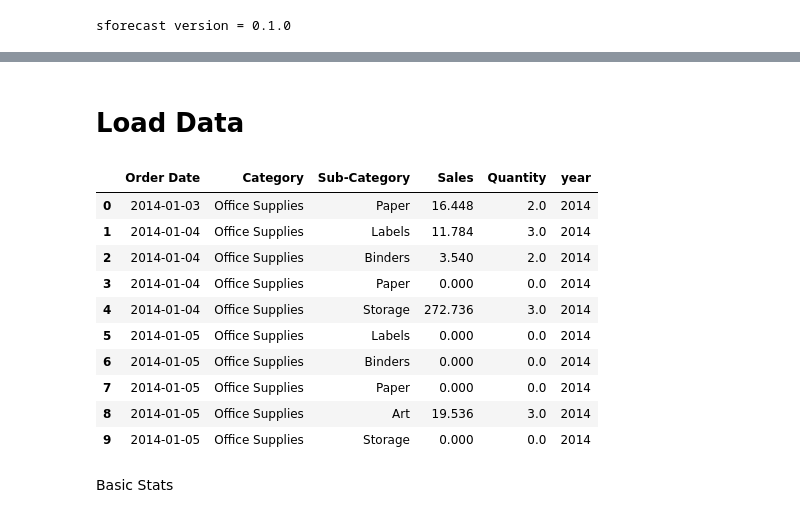
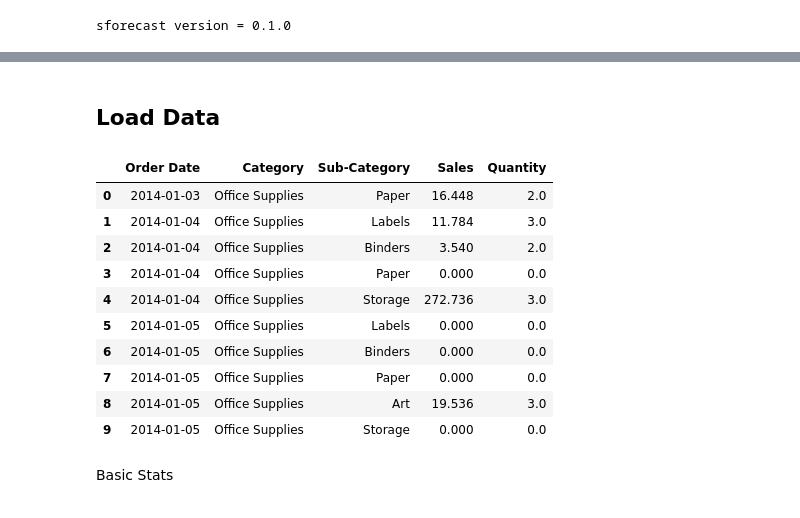
Before and after one commit to Aljgutier/sforecast, a Jupyter notebook: docs/example.ipynb, the cells around one changed output, grey strips where cells are left out. Drawn from its saved outputs; the diff is of its cells as text; code cells hidden in the pictures.

```diff
--- a/docs/example.ipynb
+++ b/docs/example.ipynb
@@ -14,23 +33,21 @@ sforecast version = 0.1.0
 # %% [markdown]
-# Load Data
+## Load Data
 # %%
 df_sales = pd.read_csv("../data/Superstore_subcatsales_2017_cdp.csv", parse_dates = ["Order Date"])
 
-
-df_sales["year"]=df_sales["Order Date"].dt.year
 display(df_sales.head(10))
 # %% [output]
-|  | Order Date | Category | Sub-Category | Sales | Quantity | year |
-| 0 | 2014-01-03 | Office Supplies | Paper | 16.448 | 2.0 | 2014 |
-| 1 | 2014-01-04 | Office Supplies | Labels | 11.784 | 3.0 | 2014 |
-| 2 | 2014-01-04 | Office Supplies | Binders | 3.540 | 2.0 | 2014 |
-| 3 | 2014-01-04 | Office Supplies | Paper | 0.000 | 0.0 | 2014 |
-| 4 | 2014-01-04 | Office Supplies | Storage | 272.736 | 3.0 | 2014 |
-| 5 | 2014-01-05 | Office Supplies | Labels | 0.000 | 0.0 | 2014 |
-| 6 | 2014-01-05 | Office Supplies | Binders | 0.000 | 0.0 | 2014 |
-| 7 | 2014-01-05 | Office Supplies | Paper | 0.000 | 0.0 | 2014 |
-| 8 | 2014-01-05 | Office Supplies | Art | 19.536 | 3.0 | 2014 |
-| 9 | 2014-01-05 | Office Supplies | Storage | 0.000 | 0.0 | 2014 |
+|  | Order Date | Category | Sub-Category | Sales | Quantity |
+| 0 | 2014-01-03 | Office Supplies | Paper | 16.448 | 2.0 |
+| 1 | 2014-01-04 | Office Supplies | Labels | 11.784 | 3.0 |
+| 2 | 2014-01-04 | Office Supplies | Binders | 3.540 | 2.0 |
+| 3 | 2014-01-04 | Office Supplies | Paper | 0.000 | 0.0 |
+| 4 | 2014-01-04 | Office Supplies | Storage | 272.736 | 3.0 |
+| 5 | 2014-01-05 | Office Supplies | Labels | 0.000 | 0.0 |
+| 6 | 2014-01-05 | Office Supplies | Binders | 0.000 | 0.0 |
+| 7 | 2014-01-05 | Office Supplies | Paper | 0.000 | 0.0 |
+| 8 | 2014-01-05 | Office Supplies | Art | 19.536 | 3.0 |
+| 9 | 2014-01-05 | Office Supplies | Storage | 0.000 | 0.0 |
 # %% [markdown]
 Basic Stats
 # %%
```
Also changed, not shown: parts of 26 cells of this notebook, 5 other files.
